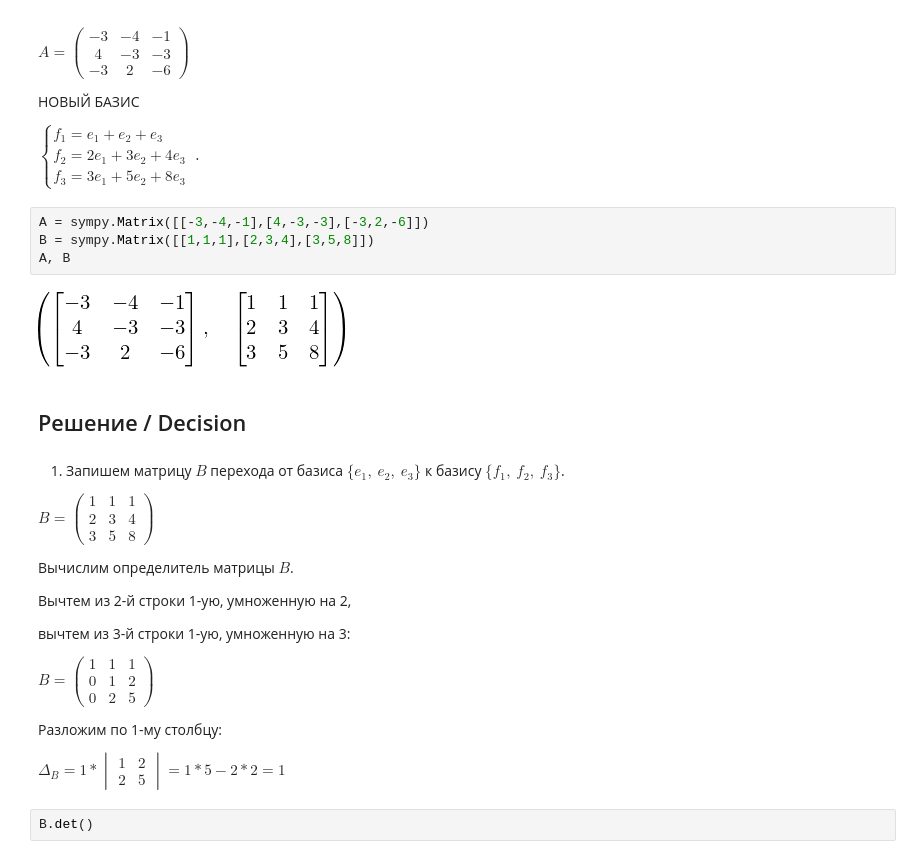
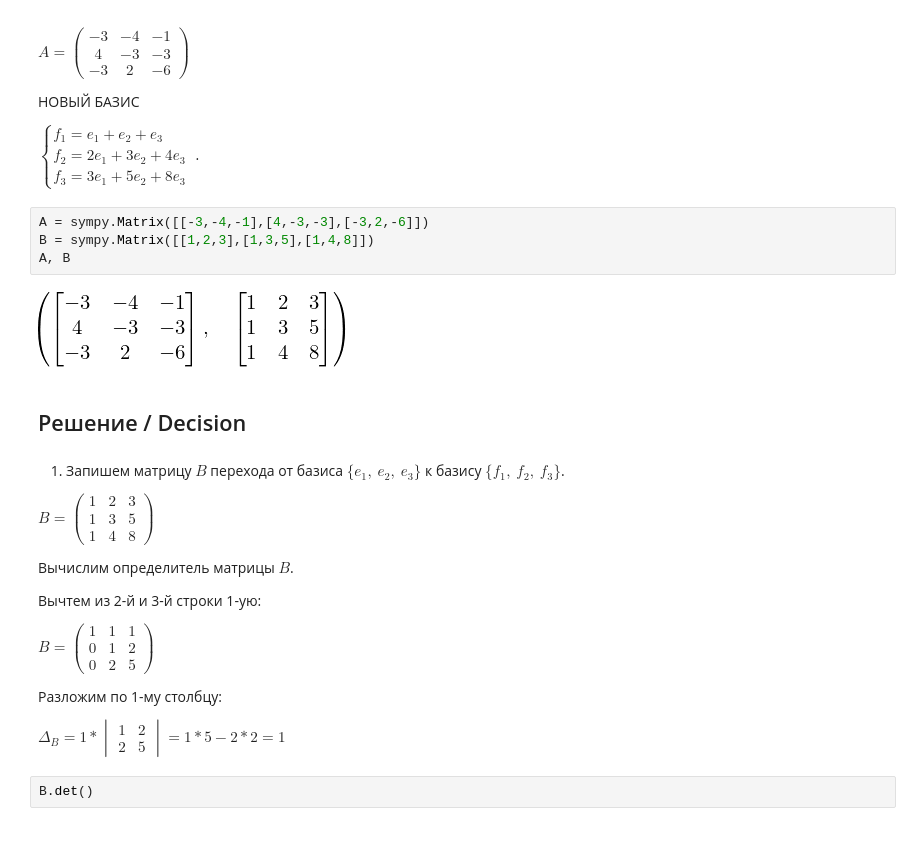
Before and after one commit to OlgaBelitskaya/math_20182019, a Jupyter notebook: linearalgebra_practice116117118.ipynb, the cells around one changed output. Saved outputs shown, nothing was run; the diff lists cells and outputs as text.

```diff
--- a/linearalgebra_practice116117118.ipynb
+++ b/linearalgebra_practice116117118.ipynb
@@ -61,26 +63,24 @@ f_3 = 3 e_1+ 5 e_2 + 8 e_3
 \end{cases}$.
 # %%
 A = sympy.Matrix([[-3,-4,-1],[4,-3,-3],[-3,2,-6]])
-B = sympy.Matrix([[1,1,1],[2,3,4],[3,5,8]])
+B = sympy.Matrix([[1,2,3],[1,3,5],[1,4,8]])
 A, B
 # %% [output]
-[figure, old version]
+[figure, new version]
 # %% [markdown]
 ## Решение / Decision
 # %% [markdown]
 1) Запишем матрицу $B$ перехода от базиса $\{e_1, \ e_2, \ e_3\}$ к базису $\{f_1, \ f_2, \ f_3\}$.
 
 $B = \begin{pmatrix}
-1 & 1 & 1 \\
-2 & 3 & 4 \\
-3 & 5 & 8
+1 & 2 & 3 \\
+1 & 3 & 5 \\
+1 & 4 & 8
 \end{pmatrix}$
 
 Вычислим определитель матрицы $B$.
 
-Вычтем из 2-й строки 1-ую, умноженную на 2,
-
-вычтем из 3-й строки 1-ую, умноженную на 3:
+Вычтем из 2-й и 3-й строки 1-ую:
 
 $B = \begin{pmatrix}
 1 & 1 & 1 \\
```
Also changed, not shown: parts of 20 cells of this notebook.
